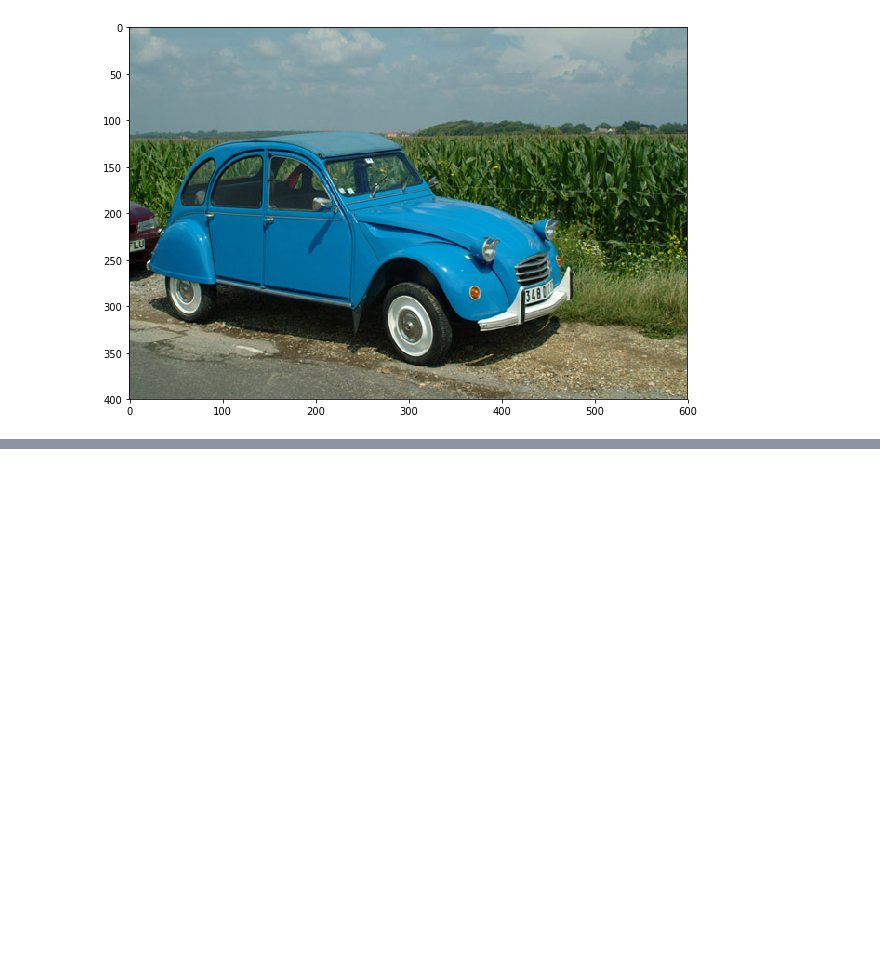
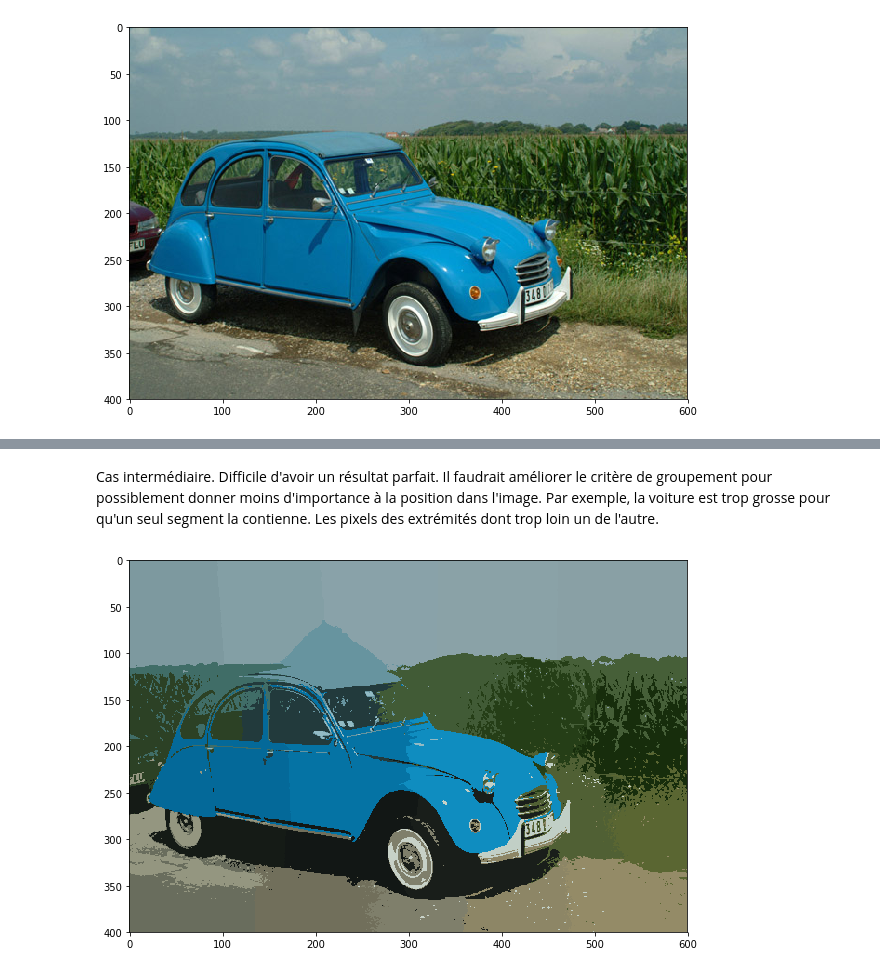
Before and after one commit to gabilodeau/INF8770, a Jupyter notebook: Segmentation d'une image.ipynb, the cells around one changed output, grey strips where cells are left out. Drawn from its saved outputs; the diff is of its cells as text; code cells hidden in the pictures; blank space fills up the shorter version.

```diff
--- a/Segmentation d'une image.ipynb
+++ b/Segmentation d'une image.ipynb
@@ -100,0 +120,21 @@ plt.show()
+# %% [markdown]
+Cas intermédiaire. Difficile d'avoir un résultat parfait. Il faudrait améliorer le critère de groupement pour possiblement donner moins d'importance à la position dans l'image. Par exemple, la voiture est trop grosse pour qu'un seul segment la contienne. Les pixels des extrémités dont trop loin un de l'autre.
+# %%
+K = 30
+
+# Le 10 après critresArret signifie qu'on fait 10 K-means avec des centres triés au hasard différent
+# et qu'on choisit le meilleur résultat basé sur les distances moyennes aux centres (groupes plus homogènes)
+ret,etiquettes,centres=cv2.kmeans(RGBetPosPix,K,None,criteresArret,10,cv2.KMEANS_RANDOM_CENTERS)
+
+centres = np.uint8(centres)
+centressansPos= np.zeros((K,3),dtype=np.uint8) #Pour affichage des classes
+for i in range(0,len(centres)):
+    centressansPos[i]=centres[i][0:3]
+
+res = centressansPos[etiquettes]
+res2 = res.reshape((image.shape))
+plt.figure(figsize = (10,10))
+plt.imshow(res2)
+plt.show()
+# %% [output]
+[figure, added]
```
Also changed, not shown: parts of 7 cells of this notebook.
